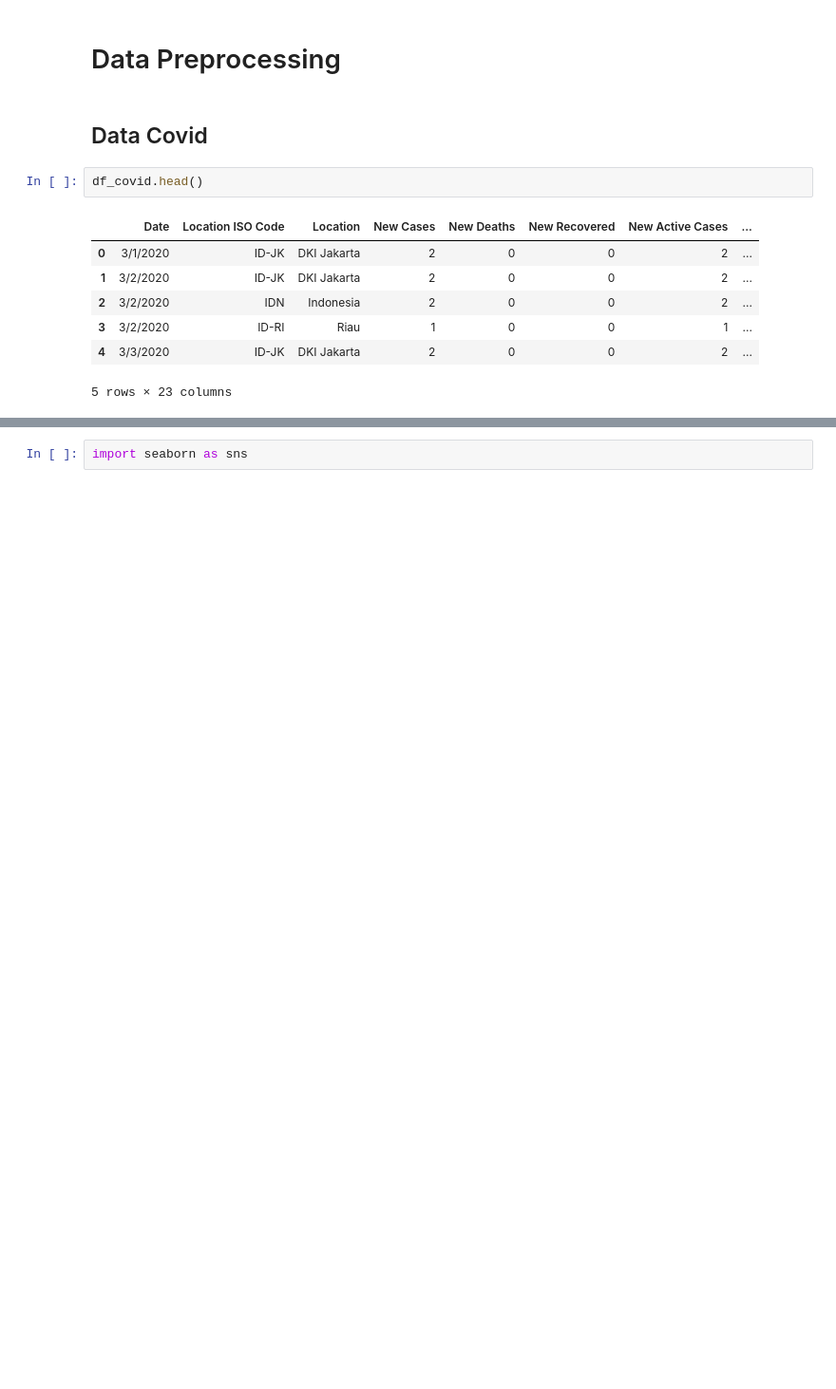
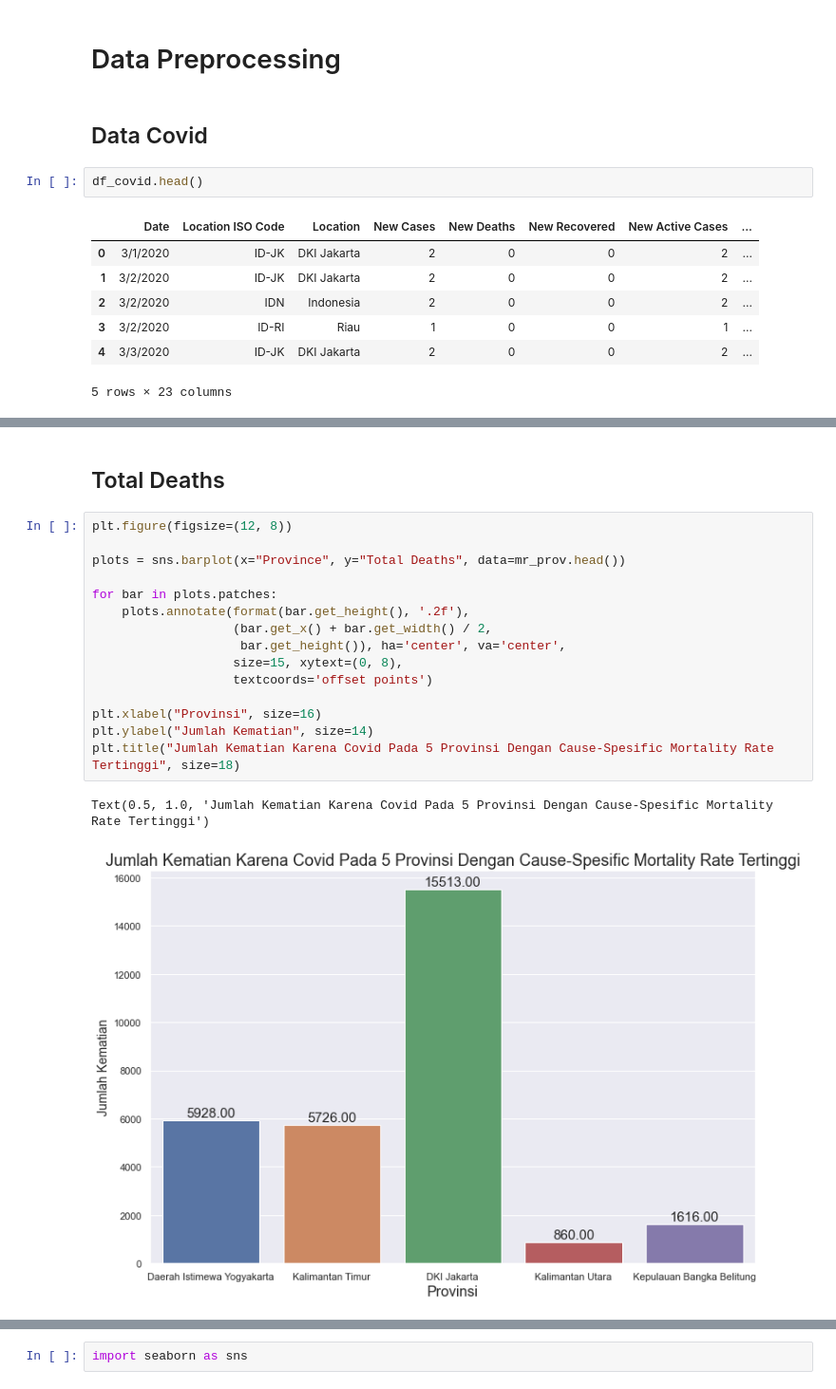
Before and after one commit to rahilaode/Vaccination-and-Mortality-Rate-Speed-of-Covid-19-in-2022, a Jupyter notebook: Pengaruh antara Vaksinasi dengan Angka Kematian Covid-19 pada Lima Provinsi di Indonesia Tahun 2021.ipynb, the cells around one changed output, grey strips where cells are left out. Shown at 95% size. Drawn from its saved outputs; the diff is of its cells as text; blank space fills up the shorter version.

```diff
--- a/Pengaruh antara Vaksinasi dengan Angka Kematian Covid-19 pada Lima Provinsi di Indonesia Tahun 2021.ipynb
+++ b/Pengaruh antara Vaksinasi dengan Angka Kematian Covid-19 pada Lima Provinsi di Indonesia Tahun 2021.ipynb
@@ -334,0 +953,20 @@ dtype: int64
+# %% [markdown]
+## Total Deaths
+# %%
+plt.figure(figsize=(12, 8))
+
+plots = sns.barplot(x="Province", y="Total Deaths", data=mr_prov.head())
+
+for bar in plots.patches:
+    plots.annotate(format(bar.get_height(), '.2f'),
+                   (bar.get_x() + bar.get_width() / 2,
+                    bar.get_height()), ha='center', va='center',
+                   size=15, xytext=(0, 8),
+                   textcoords='offset points')
+
+plt.xlabel("Provinsi", size=16)
+plt.ylabel("Jumlah Kematian", size=14)
+plt.title("Jumlah Kematian Karena Covid Pada 5 Provinsi Dengan Cause-Spesific Mortality Rate Tertinggi", size=18)
+# %% [output]
+Text(0.5, 1.0, 'Jumlah Kematian Karena Covid Pada 5 Provinsi Dengan Cause-Spesific Mortality Rate Tertinggi')
+[figure, added]
```
Also changed, not shown: parts of 139 cells of this notebook.
